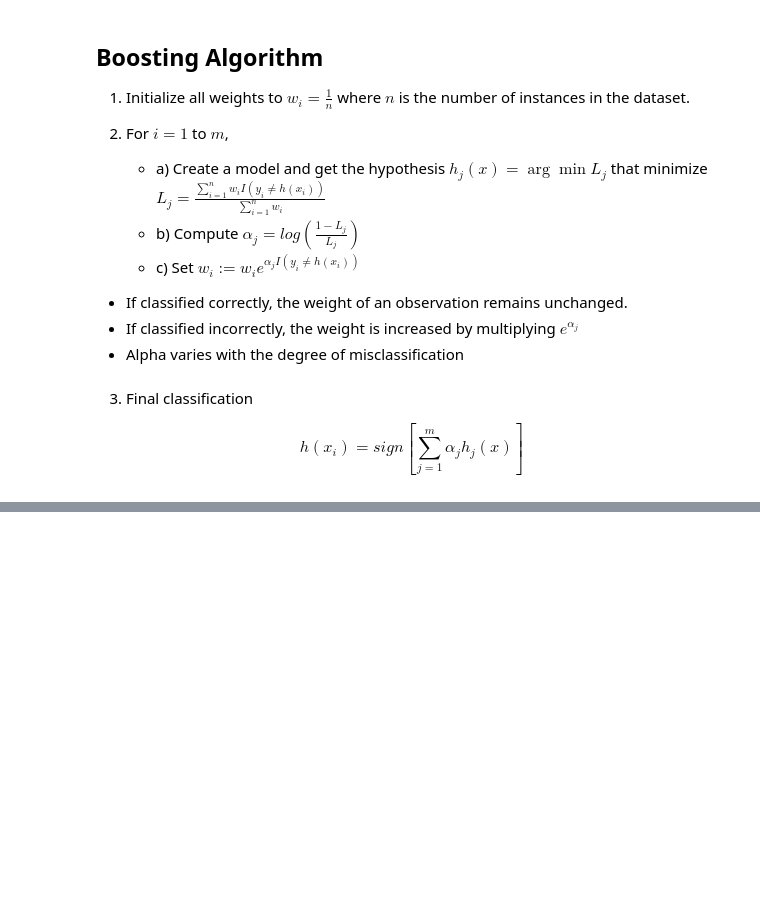
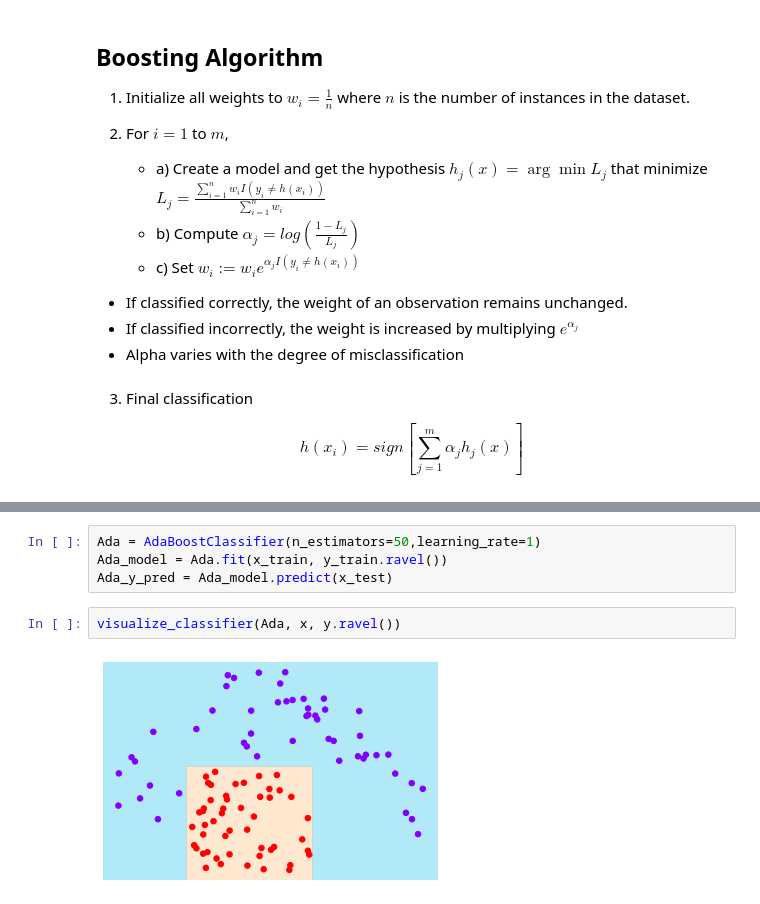
Before and after one commit to Followb1ind1y/Machine-Learning-Algorithms-from-Scratch, a Jupyter notebook: ML_Algorithms_Boosting.ipynb, the cells around one changed output, grey strips where cells are left out. Drawn from its saved outputs; the diff is of its cells as text; blank space fills up the shorter version.

```diff
--- a/ML_Algorithms_Boosting.ipynb
+++ b/ML_Algorithms_Boosting.ipynb
@@ -32,0 +150,8 @@ $$
+# %%
+Ada = AdaBoostClassifier(n_estimators=50,learning_rate=1)
+Ada_model = Ada.fit(x_train, y_train.ravel())
+Ada_y_pred = Ada_model.predict(x_test)
+# %%
+visualize_classifier(Ada, x, y.ravel())
+# %% [output]
+[figure, added]
```
Also changed, not shown: parts of 17 cells of this notebook.
